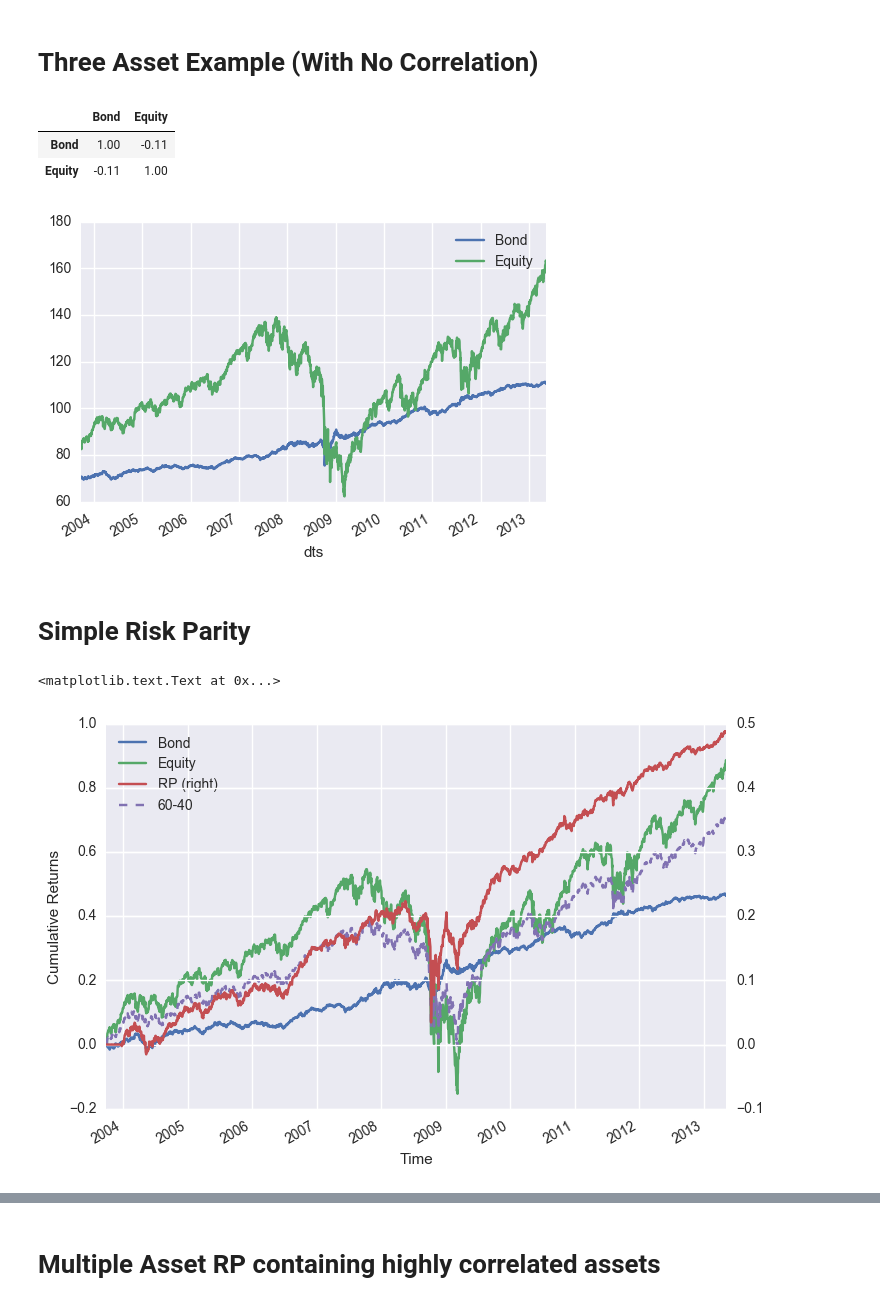
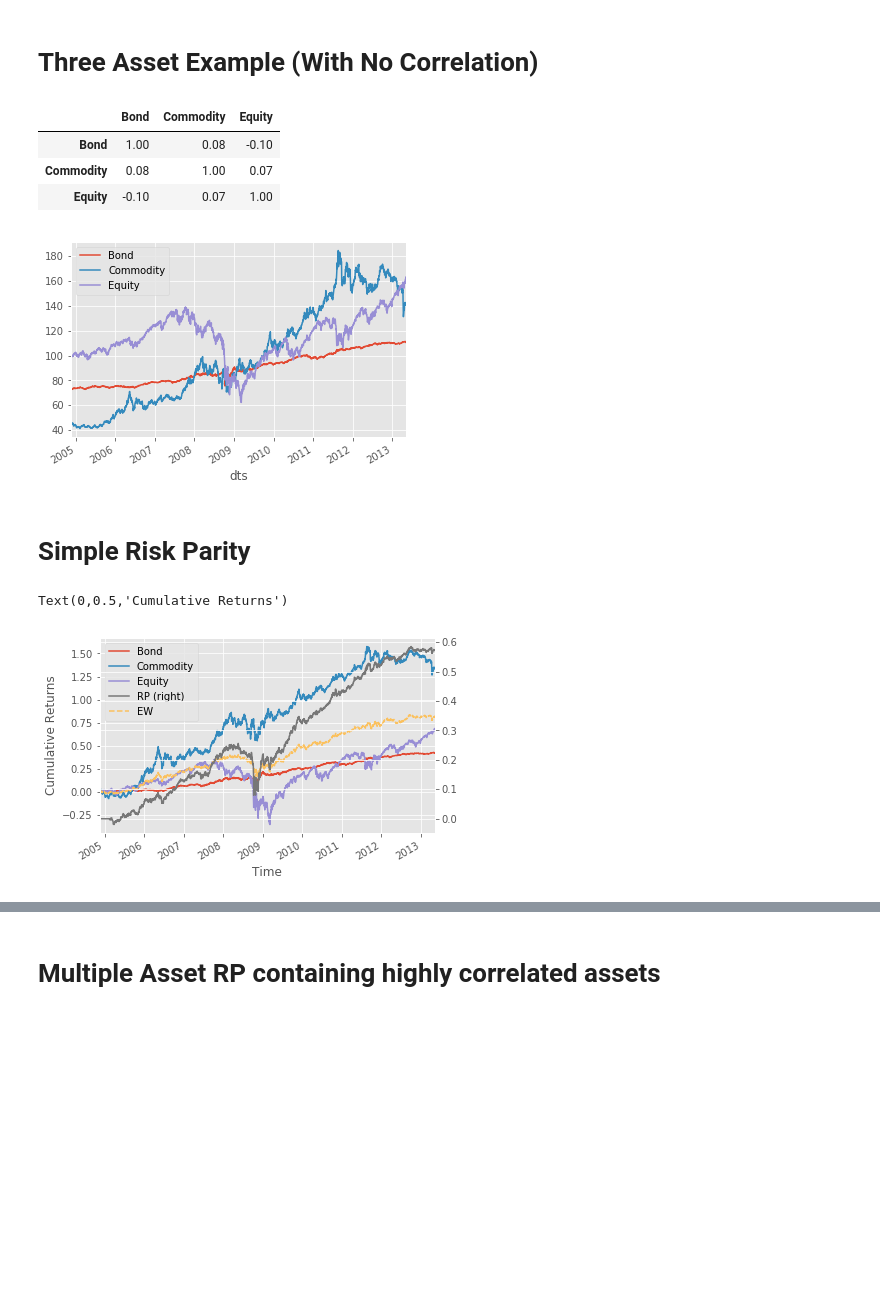
Before and after one commit to ai-zhong/risk_parity, a Jupyter notebook: Risk Parity Introduction.ipynb, the cells around one changed output, grey strips where cells are left out. Cells and saved outputs as stored; diff of their text form; code cells hidden in the pictures; blank space fills up the shorter version.

```diff
--- a/Risk Parity Introduction.ipynb
+++ b/Risk Parity Introduction.ipynb
@@ -13,41 +13,42 @@ file_etfs =  'ETFs.csv'
 # Three Asset Example (With No Correlation)
 # %%
 cols = ["dts","AGG","GLD","SPY"]
-cols = ["dts","AGG","SPY"]
+# cols = ["dts","AGG","SPY"]
 df = pd.read_csv(file_etfs,usecols= cols, index_col='dts').rename(columns={"AGG":"Bond","GLD":"Commodity","SPY":"Equity"})
-df.set_index(pd.to_datetime(df.index,format="%Y%m%d"),inplace=True)
+df.set_index(pd.to_datetime(df.index,format="%Y%m%d"), inplace=True)
 df = df.dropna(0)
 pt_ret = df.pct_change()
 df.plot(figsize=(6,4))
 np.round(pt_ret.corr(),2)
 # %% [output]
-|  | Bond | Equity |
-| Bond | 1.00 | -0.11 |
-| Equity | -0.11 | 1.00 |
+|  | Bond | Commodity | Equity |
+| Bond | 1.00 | 0.08 | -0.10 |
+| Commodity | 0.08 | 1.00 | 0.07 |
+| Equity | -0.10 | 0.07 | 1.00 |
-[figure, old version]
+[figure, new version]
 # %% [markdown]
 # Simple Risk Parity
 # %%
 # Simple risk parity treats if there is no correlation among assets, thus
 # the weight is inversely proportional to recent asset volatility
 # halflife used to compute asset volatility
 
 #df_ret = pt_ret.head().unstack().reset_index().rename(columns={"level_0":"asset_id",0:"ret"})
 
 df_std = pt_ret.rolling(window =60).std()*np.sqrt(252)
 wts = (1/df_std).apply(lambda x: x/((1/df_std).sum(axis=1)))
 df_ret_rp = (pt_ret * wts.shift(1)).sum(axis=1)
-df_ret_static = pt_ret.dot(np.array([0.4, 0.6]))
+df_ret_static = pt_ret.dot(np.array([1/3, 1/3, 1/3]))
 
 ax = pt_ret.cumsum().plot()
 df_ret_rp.cumsum().to_frame("RP").plot(ax =ax, secondary_y= True)
-(df_ret_static).to_frame("60-40").cumsum().plot(ax=ax, style=['--'])
+(df_ret_static).to_frame("EW").cumsum().plot(ax=ax, style=['--'])
 
 ax.set_xlabel("Time")
 ax.set_ylabel("Cumulative Returns")
 # %% [output]
-<matplotlib.text.Text at 0x...>
+Text(0,0.5,'Cumulative Returns')
-[figure, old version]
+[figure, new version]
 # %%
 pt_risk_contribution = wts * 0
 weighting_scheme = "NRP"
```
Also changed, not shown: parts of 12 cells of this notebook, 9 other files.
